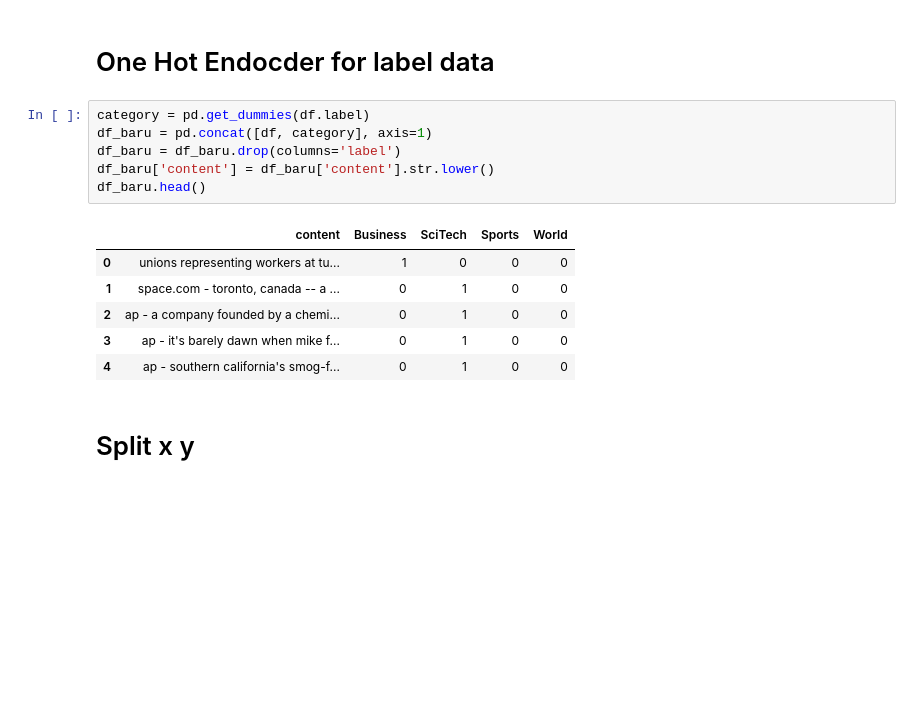
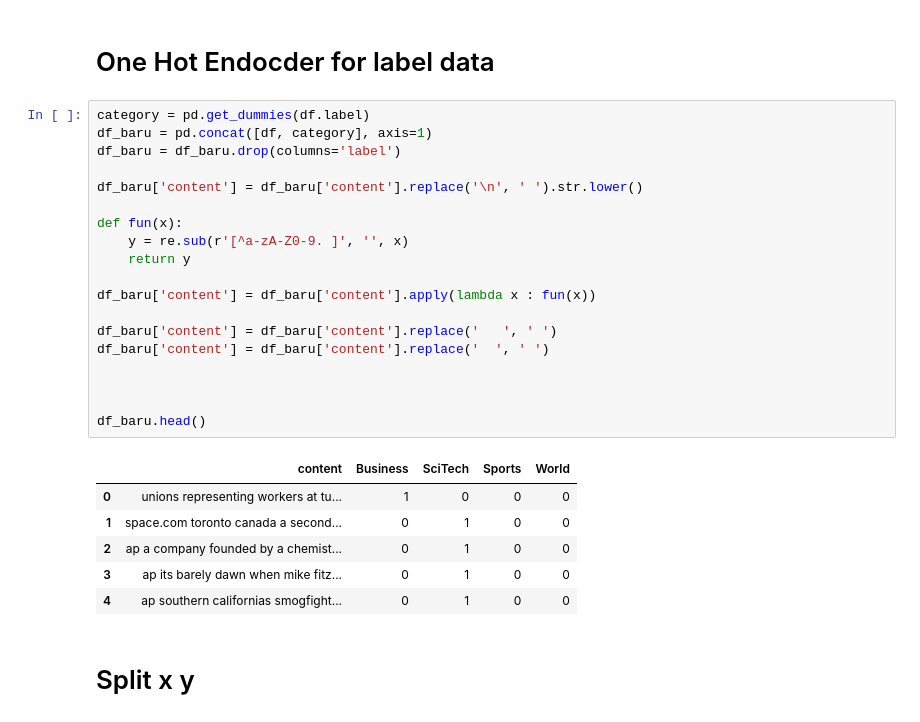
Before and after one commit to lintanggilang/Binar_tf_classification_nlp_multi_class, a Jupyter notebook: train_lstm.ipynb, the cells around one changed output. Saved outputs shown, nothing was run; the diff lists cells and outputs as text; blank space fills up the shorter version.

```diff
--- a/train_lstm.ipynb
+++ b/train_lstm.ipynb
@@ -31,16 +33,29 @@ df.head()
 # %%
 category = pd.get_dummies(df.label)
 df_baru = pd.concat([df, category], axis=1)
 df_baru = df_baru.drop(columns='label')
-df_baru['content'] = df_baru['content'].str.lower()
+
+df_baru['content'] = df_baru['content'].replace('\n', ' ').str.lower()
+
+def fun(x):
+    y = re.sub(r'[^a-zA-Z0-9. ]', '', x)
+    return y
+
+df_baru['content'] = df_baru['content'].apply(lambda x : fun(x))
+
+df_baru['content'] = df_baru['content'].replace('   ', ' ')
+df_baru['content'] = df_baru['content'].replace('  ', ' ')
+
+
+
 df_baru.head()
 # %% [output]
 |  | content | Business | SciTech | Sports | World |
 | 0 | unions representing workers at tu... | 1 | 0 | 0 | 0 |
-| 1 | space.com - toronto, canada -- a ... | 0 | 1 | 0 | 0 |
-| 2 | ap - a company founded by a chemi... | 0 | 1 | 0 | 0 |
-| 3 | ap - it's barely dawn when mike f... | 0 | 1 | 0 | 0 |
-| 4 | ap - southern california's smog-f... | 0 | 1 | 0 | 0 |
+| 1 | space.com toronto canada a second... | 0 | 1 | 0 | 0 |
+| 2 | ap a company founded by a chemist... | 0 | 1 | 0 | 0 |
+| 3 | ap its barely dawn when mike fitz... | 0 | 1 | 0 | 0 |
+| 4 | ap southern californias smogfight... | 0 | 1 | 0 | 0 |
 # %% [markdown]
 # Split x y
 # %%
```
Also changed, not shown: parts of 5 cells of this notebook.
